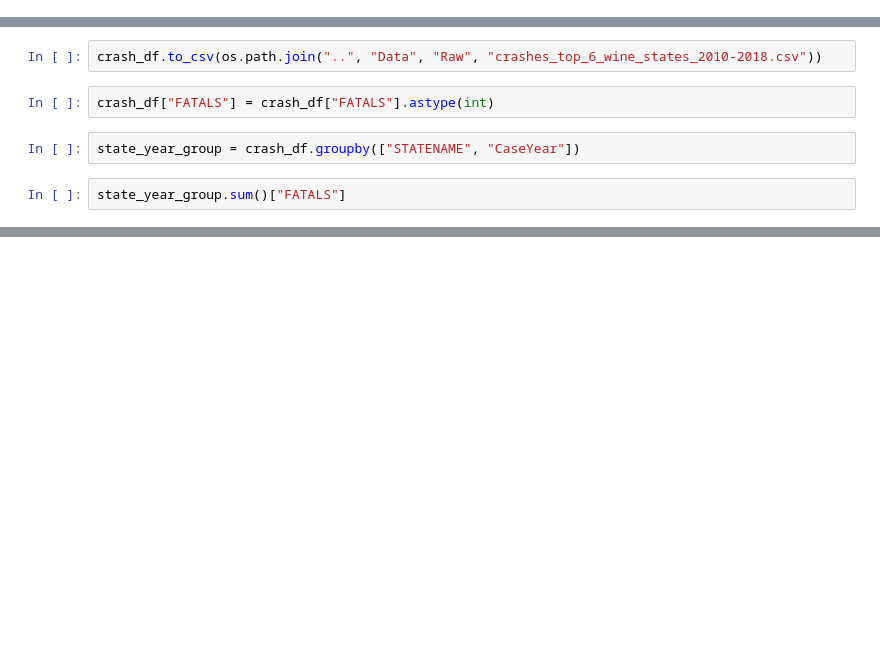
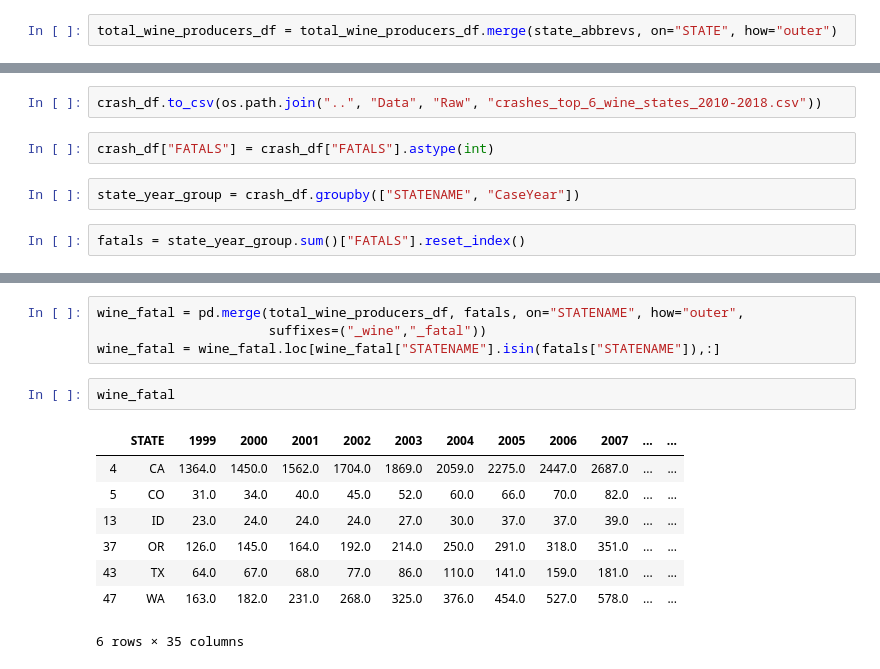
Before and after one commit to epayne323/ProjectOneRepo, a Jupyter notebook: Notebooks/working_EP.ipynb, the cells around one changed output, grey strips where cells are left out. Cells and saved outputs as stored; diff of their text form; blank space fills up the shorter version.

```diff
--- a/Notebooks/working_EP.ipynb
+++ b/Notebooks/working_EP.ipynb
@@ -29,0 +34,2 @@ total_wine_producers_df.head()
+# %%
+total_wine_producers_df = total_wine_producers_df.merge(state_abbrevs, on="STATE", how="outer")
@@ -129,4 +142,4 @@ crash_df["FATALS"] = crash_df["FATALS"].astype(int)
 # %%
 state_year_group = crash_df.groupby(["STATENAME", "CaseYear"])
 # %%
-state_year_group.sum()["FATALS"]
+fatals = state_year_group.sum()["FATALS"].reset_index()
@@ -150,0 +239,15 @@ Name: FATALS, dtype: int32
+# %%
+wine_fatal = pd.merge(total_wine_producers_df, fatals, on="STATENAME", how="outer",
+                      suffixes=("_wine","_fatal"))
+wine_fatal = wine_fatal.loc[wine_fatal["STATENAME"].isin(fatals["STATENAME"]),:]
+# %%
+wine_fatal
+# %% [output]
+|  | STATE | 1999 | 2000 | 2001 | 2002 | 2003 | 2004 | 2005 | 2006 | 2007 | ... | ... |
+| 4 | CA | 1364.0 | 1450.0 | 1562.0 | 1704.0 | 1869.0 | 2059.0 | 2275.0 | 2447.0 | 2687.0 | ... | ... |
+| 5 | CO | 31.0 | 34.0 | 40.0 | 45.0 | 52.0 | 60.0 | 66.0 | 70.0 | 82.0 | ... | ... |
+| 13 | ID | 23.0 | 24.0 | 24.0 | 24.0 | 27.0 | 30.0 | 37.0 | 37.0 | 39.0 | ... | ... |
+| 37 | OR | 126.0 | 145.0 | 164.0 | 192.0 | 214.0 | 250.0 | 291.0 | 318.0 | 351.0 | ... | ... |
+| 43 | TX | 64.0 | 67.0 | 68.0 | 77.0 | 86.0 | 110.0 | 141.0 | 159.0 | 181.0 | ... | ... |
+| 47 | WA | 163.0 | 182.0 | 231.0 | 268.0 | 325.0 | 376.0 | 454.0 | 527.0 | 578.0 | ... | ... |
+6 rows × 35 columns
```
Also changed, not shown: parts of 21 cells of this notebook, 3 other files.
